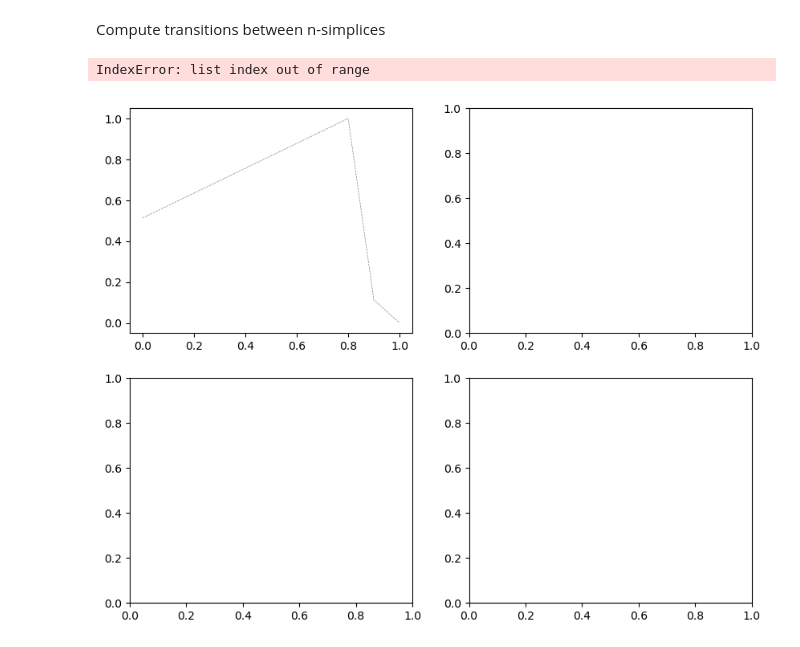
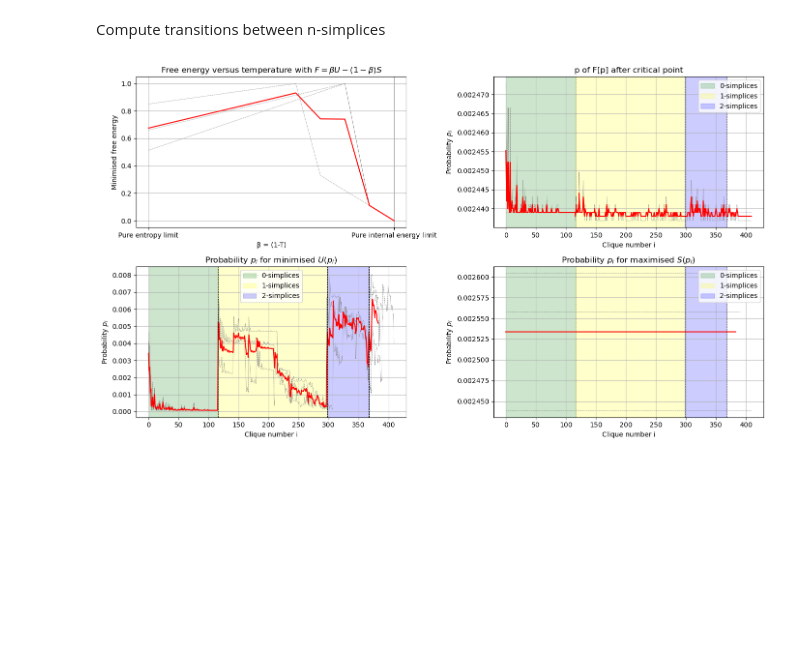
Before and after one commit to cyrilrommens/Free_energy_of_simplicial_complexes, a Jupyter notebook: Week_22.ipynb, the cells around one changed output. Saved outputs shown, nothing was run; the diff lists cells and outputs as text; code cells hidden in the pictures; blank space fills up the shorter version.

Commit message:
Addition of static FvsT plot

```diff
--- a/Week_22.ipynb
+++ b/Week_22.ipynb
@@ -245,11 +245,13 @@ Choose dataset to obtain FvsT data
 # %%
 dataset = CC_scale_free
 name = 'scale_free'
+# %%
+dataset_size = 3
 # %% [markdown]
 Generate and store FvsT data
 # %%
 # Connect to the SQLite database (creates the database if it doesn't exist)
-conn = sqlite3.connect(f'FvsT_{name}_test3.db')
+conn = sqlite3.connect(f'FvsT_{name}_real_small.db')
 
 # Create a cursor object to execute SQL queries
 c = conn.cursor()
@@ -259,8 +261,7 @@ c.execute('''CREATE TABLE IF NOT EXISTS data
              (id INTEGER PRIMARY KEY, list1 TEXT, list2 TEXT, list3 TEXT, list4 TEXT)''')
 
 # Generate and store data in the database
-num_iterations = dataset_size  # Example number of iterations
-for i in range(num_iterations):
+for i in range(dataset_size):
     # Generate your lists here
     f_list, temperature_list, min_energy_value, min_energy_probabilities, max_entropy_value, max_entropy_probabilities, p_list = complete_f_generator(dataset[i])
 
@@ -280,7 +281,7 @@ conn.close()
 Extract desired lists from saved data
 # %%
 # Connect to the SQLite database
-conn = sqlite3.connect('FvsT_scale_free_test3.db')
+conn = sqlite3.connect('FvsT_scale_free_real_small.db')
 
 # Create a cursor object to execute SQL queries
 c = conn.cursor()
@@ -313,8 +314,8 @@ conn.close()
 # Connect to desired lists
 f_list_iterations = list(zip(*original_data))[0]
 p_list_iterations = list(zip(*original_data))[1][0]
-P_Umin_list = list(zip(*original_data))[2][0]
-P_Smax_list = list(zip(*original_data))[3][0]
+P_Umin_list = list(zip(*original_data))[2]
+P_Smax_list = list(zip(*original_data))[3]
 # %% [markdown]
 # Plot the FvsT data for the chosen dataset
 # %% [markdown]
@@ -331,7 +332,7 @@ for f_list in f_list_iterations:
 # %% [markdown]
 Compute transitions between n-simplices
 # %%
-clique_complex = CC_scale_free[2]
+clique_complex = dataset[2]
 
 N_nodes = sum(1 for s in clique_complex if len(s) == 1)
 N_edges = sum(1 for s in clique_complex if len(s) == 2)
@@ -342,7 +343,7 @@ marker_x_values = [N_nodes, (N_nodes+N_edges), (N_nodes+N_edges+N_triangles)]
 import matplotlib.pyplot as plt
 
 # Create a figure with 2x2 subplots
-fig, axs = plt.subplots(2, 2, figsize=(10, 8))
+fig, axs = plt.subplots(2, 2, figsize=(14, 8))
 
 # Plot histograms
 # F vs T
@@ -370,8 +371,8 @@ axs[0, 0].grid(True)
 p_lists = []
 for i in range(dataset_size):
     p_list = p_list_iterations[i]
-    axs[0, 1].plot(p_list[3], color='grey', linestyle='--', linewidth=0.5)
-    p_lists.append(p_list[3])
+    axs[0, 1].plot(p_list, color='grey', linestyle='--', linewidth=0.5)
+    p_lists.append(p_list)
 p_list_average = average_list(p_lists)
 axs[0, 1].plot(p_list_average, color='red')
 axs[0, 1].set_title('p of F[p] after critical point')
@@ -402,32 +403,31 @@ for marker_x in marker_x_values:
 
 axs[1, 0].axvspan(xmin=0, xmax=N_nodes, alpha=0.2, color='green', label='0-simplices')
 axs[1, 0].axvspan(xmin=N_nodes, xmax=(N_nodes + N_edges), alpha=0.2, color='yellow', label='1-simplices')
 axs[1, 0].axvspan(xmin=(N_nodes + N_edges), xmax=(N_nodes + N_edges + N_triangles), alpha=0.2, color='blue', label='2-simplices')
 axs[1, 0].legend()
 
 # Pure entropy
 for i in range(dataset_size):
     axs[1, 1].plot(P_Smax_list[i], color='grey', linestyle='--', linewidth=0.5)
 P_Smax_average = [sum(x) / len(x) for x in zip(*P_Smax_list)]
 axs[1, 1].plot(P_Smax_average, color='red')
 axs[1, 1].set_title('Probability $p_i$ for maximised $S(p_i)$')
 axs[1, 1].set_xlabel('Clique number i')
 axs[1, 1].set_ylabel('Probability $p_i$')
 axs[1, 1].grid(True)
 
 for marker_x in marker_x_values:
     axs[1, 1].axvline(x=marker_x, color='black', linestyle='--', linewidth=0.7)  # Add vertical dashed lines
 
 axs[1, 1].axvspan(xmin=0, xmax=N_nodes, alpha=0.2, color='green', label='0-simplices')
 axs[1, 1].axvspan(xmin=N_nodes, xmax=(N_nodes + N_edges), alpha=0.2, color='yellow', label='1-simplices')
 axs[1, 1].axvspan(xmin=(N_nodes + N_edges), xmax=(N_nodes + N_edges + N_triangles), alpha=0.2, color='blue', label='2-simplices')
 axs[1, 1].legend(loc='upper right')
 
 # Adjust layout
 plt.tight_layout()
 
 # Show the plot
 plt.show()
 # %% [output]
-IndexError: list index out of range
-[figure, old version]
+[figure, new version]
```
Also changed, not shown: 1 other file.
